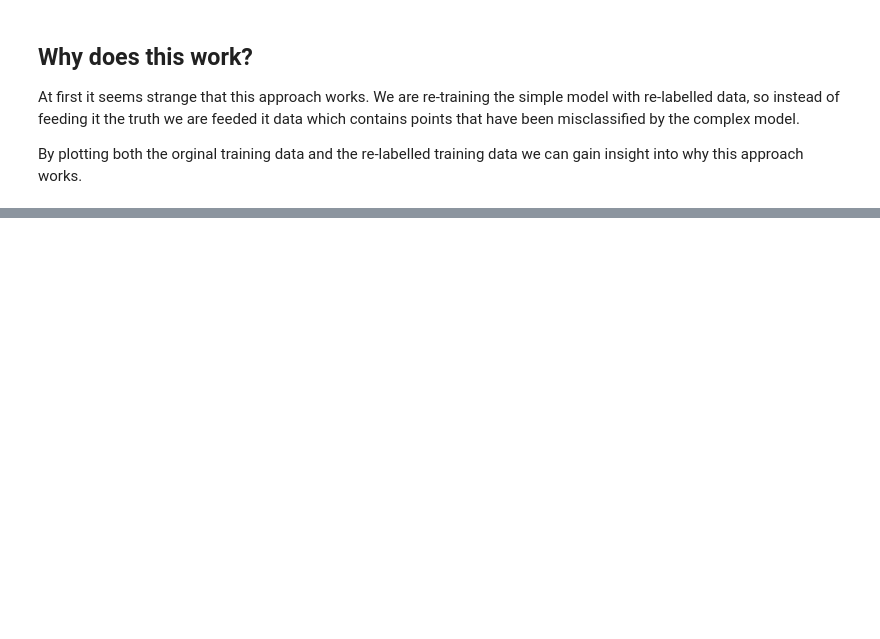
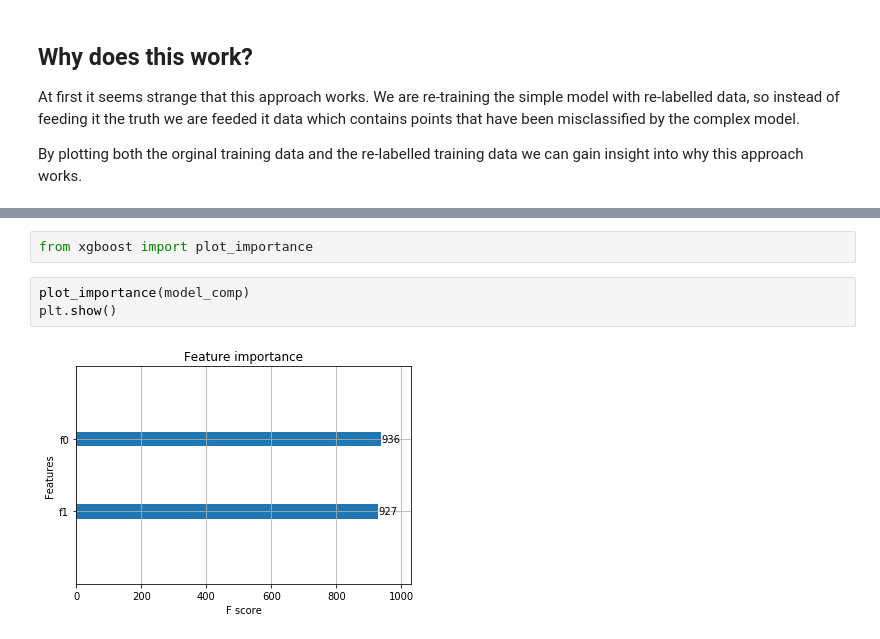
Before and after one commit to jjfallon/ds-notes, a Jupyter notebook: trees-to-tree.ipynb, the cells around one changed output, grey strips where cells are left out. Cells and saved outputs as stored; diff of their text form; blank space fills up the shorter version.

```diff
--- a/trees-to-tree.ipynb
+++ b/trees-to-tree.ipynb
@@ -160,0 +188,7 @@ ImportError: No module named pydotplus
+# %%
+from xgboost import plot_importance
+# %%
+plot_importance(model_comp)
+plt.show()
+# %% [output]
+[figure, added]
```
Also changed, not shown: parts of 20 cells of this notebook.
